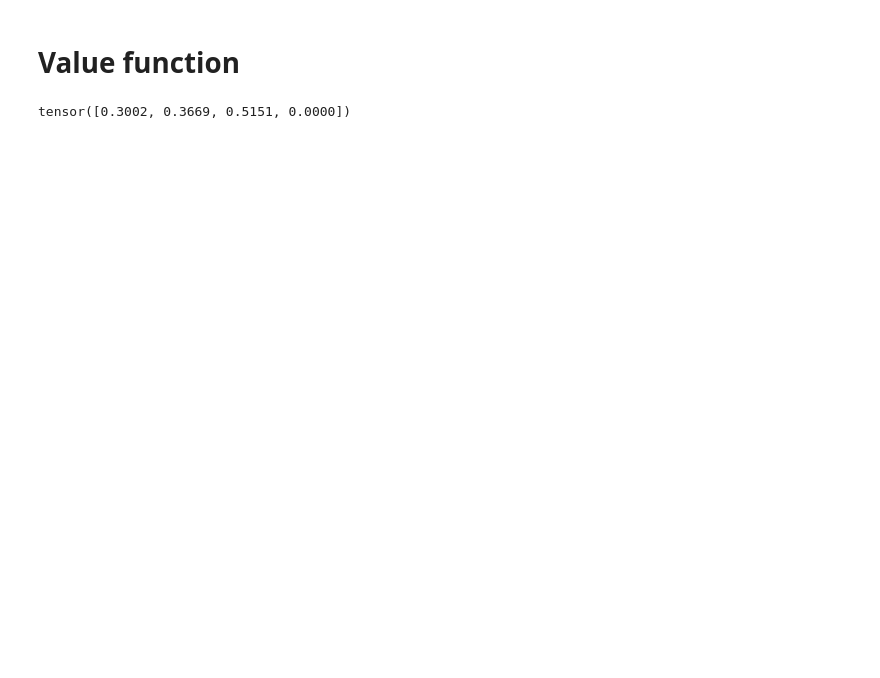
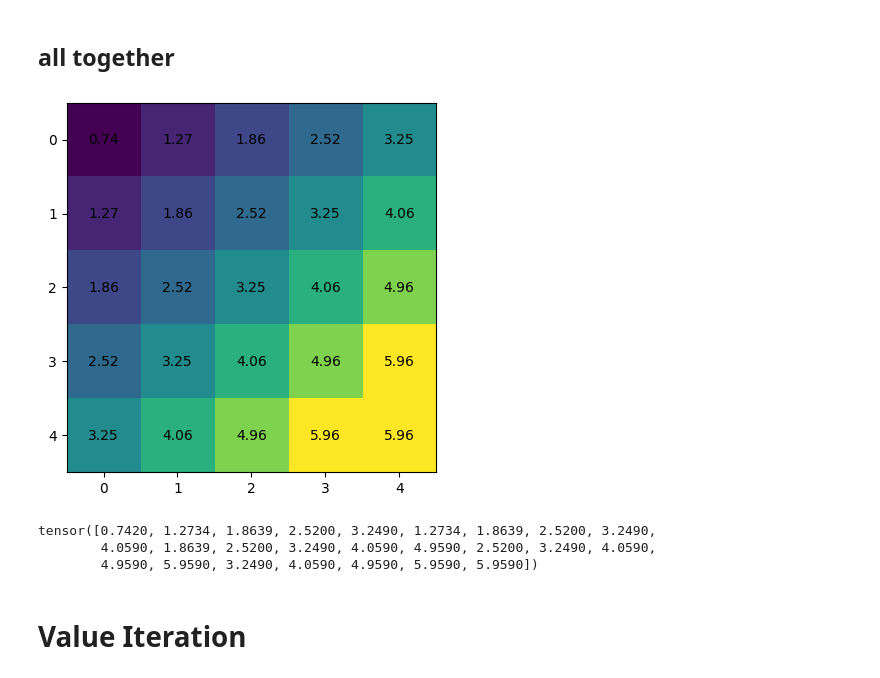
Before and after one commit to pierpierpy/ReinforcementLearningBasics, a Jupyter notebook: Reinforcement_Learning_2.ipynb, the cells around one changed output. Saved outputs shown, nothing was run; the diff lists cells and outputs as text; code cells hidden in the pictures; blank space fills up the shorter version.

```diff
--- a/Reinforcement_Learning_2.ipynb
+++ b/Reinforcement_Learning_2.ipynb
@@ -4,0 +93,8 @@ from IPython.display import display, clear_output
+# %%
+v,q = policy_evaluation(v,q)
+# last_action_values = q[-1]
+# sum([av* policy[states-1,n] for n,av in enumerate(last_action_values)])
+plt.imshow(v.view(5,5))
+for i in range(5):
+    for j in range(5):
+        plt.text(j, i, f"{v[i*5+j]:.2f}", ha="center", va="center", color="black")
@@ -4,0 +117,10 @@ from IPython.display import display, clear_output
+# %%
+policy = policy_improvement(v)
+# %%
+v,q = policy_evaluation(v,q)
+# last_action_values = q[-1]
+# sum([av* policy[states-1,n] for n,av in enumerate(last_action_values)])
+plt.imshow(v.view(5,5))
+for i in range(5):
+    for j in range(5):
+        plt.text(j, i, f"{v[i*5+j]:.2f}", ha="center", va="center", color="black")
@@ -5,2 +129,28 @@ from IPython.display import display, clear_output
+# %% [markdown]
+## all together
+# %%
+
+while True:
+    v, q = policy_evaluation(v, q)
+    new_policy = policy_improvement(v)
+    if torch.all(new_policy == policy):
+        break
+    else:
+      policy= new_policy
+# %%
+# last_action_values = q[-1]
+# sum([av* policy[states-1,n] for n,av in enumerate(last_action_values)])
+plt.imshow(v.view(5,5))
+for i in range(5):
+    for j in range(5):
+        plt.text(j, i, f"{v[i*5+j]:.2f}", ha="center", va="center", color="black")
+# %% [output]
+[figure, added]
+# %%
+v
+# %% [output]
+tensor([0.7420, 1.2734, 1.8639, 2.5200, 3.2490, 1.2734, 1.8639, 2.5200, 3.2490,
+        4.0590, 1.8639, 2.5200, 3.2490, 4.0590, 4.9590, 2.5200, 3.2490, 4.0590,
+        4.9590, 5.9590, 3.2490, 4.0590, 4.9590, 5.9590, 5.9590])
 # %% [markdown]
-# Value function
+# Value Iteration
@@ -82,14 +156,0 @@ def state_value(s):
-# %%
-
-for iteration in range(100):
-    v_new = torch.zeros(states)
-
-    for s in range(states):
-        v_new[s] = state_value(s)
-
-    v = v_new
-
-
-v
-# %% [output]
-tensor([0.3002, 0.3669, 0.5151, 0.0000])
```
Also changed, not shown: parts of 16 cells of this notebook, 3 other files.
